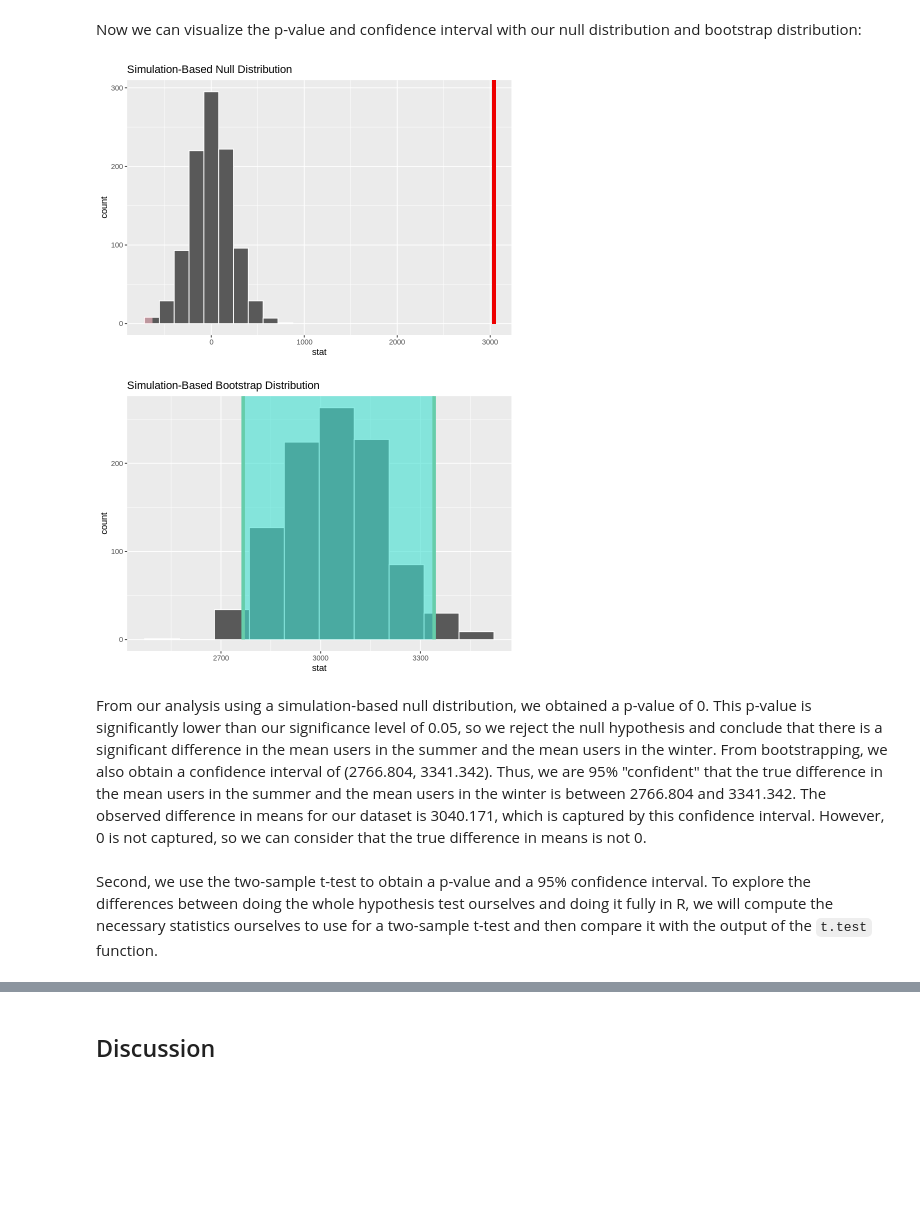
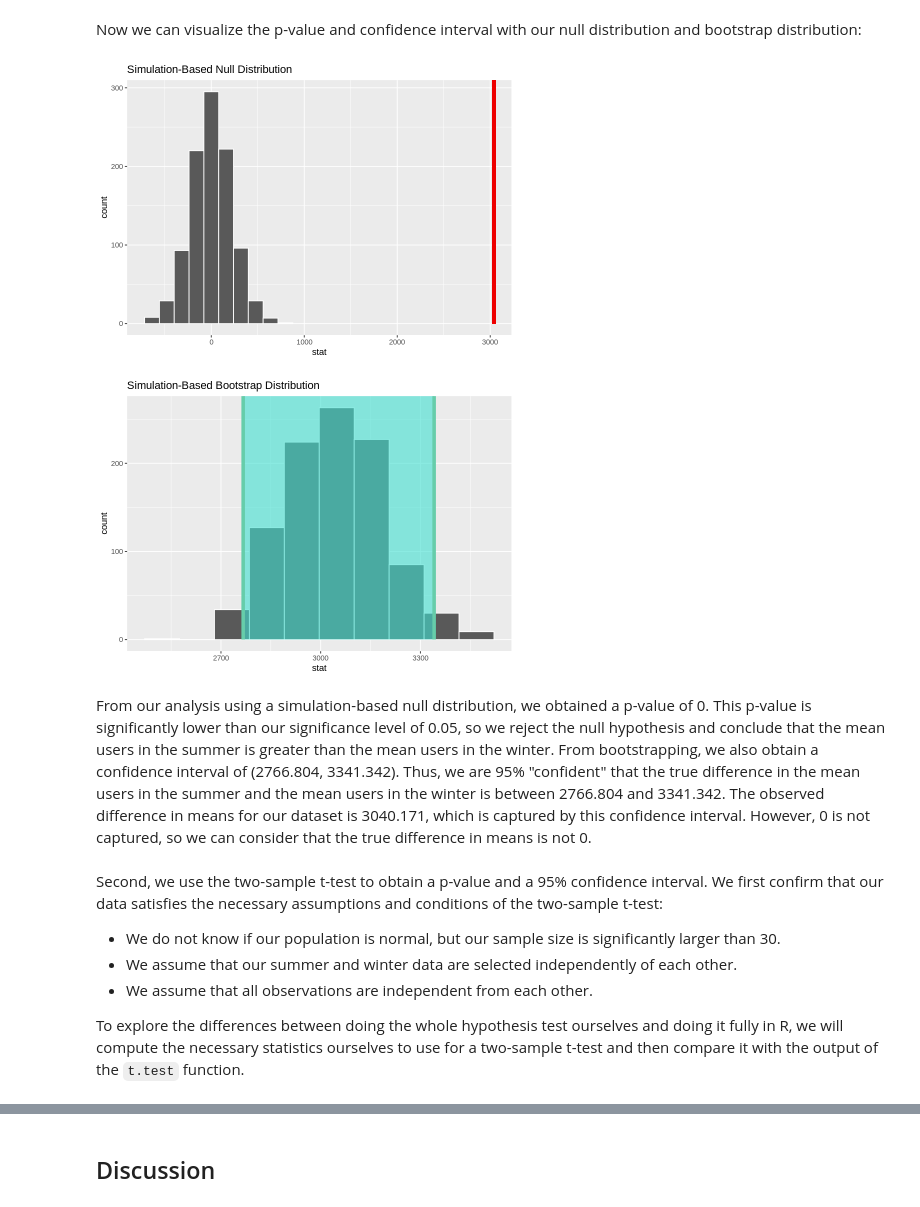
Before and after one commit to megannma/stat-201-2023s2-group-10, a Jupyter notebook: final_report.ipynb, the cells around one changed output, grey strips where cells are left out. Saved outputs shown, nothing was run; the diff lists cells and outputs as text; code cells hidden in the pictures; blank space fills up the shorter version.

```diff
--- a/final_report.ipynb
+++ b/final_report.ipynb
@@ -45,8 +47,8 @@ Note that the seasons are displayed as numbers, where 1: Winter, 2: Spring, 3: S
 # %%
 selected_bike_day_data <-
     bike_day_data %>%
-    select(season, workingday, temp, casual, registered, cnt) %>%
+    select(season, workingday, casual, registered, cnt) %>%
     mutate(season = as.factor(season), workingday = as.factor(workingday)) %>%
-    filter(!is.na(season), !is.na(workingday), !is.na(temp), !is.na(casual), !is.na(registered), !is.na(cnt))
+    filter(!is.na(season), !is.na(workingday), !is.na(casual), !is.na(registered), !is.na(cnt))
 head(selected_bike_day_data)
 # %% [output]
@@ -189,16 +191,21 @@ A tibble: 1 × 4
 Now we can visualize the p-value and confidence interval with our null distribution and bootstrap distribution:
 # %%
 visualize(null_distribution, bins = 10) +
-    shade_p_value(obs_stat = obs_diff_means, direction = "both")
+    shade_p_value(obs_stat = obs_diff_means, direction = "right")
 visualize(bootstrap_distribution, bins = 10) +
     shade_confidence_interval(endpoints = percentile_ci)
 # %% [output]
-[figure, old version]
+[figure, new version]
 [figure]
 # %% [markdown]
-From our analysis using a simulation-based null distribution, we obtained a p-value of 0. This p-value is significantly lower than our significance level of 0.05, so we reject the null hypothesis and conclude that there is a significant difference in the mean users in the summer and the mean users in the winter. From bootstrapping, we also obtain a confidence interval of (2766.804, 3341.342). Thus, we are 95% "confident" that the true difference in the mean users in the summer and the mean users in the winter is between 2766.804 and 3341.342. The observed difference in means for our dataset is 3040.171, which is captured by this confidence interval. However, 0 is not captured, so we can consider that the true difference in means is not 0.
+From our analysis using a simulation-based null distribution, we obtained a p-value of 0. This p-value is significantly lower than our significance level of 0.05, so we reject the null hypothesis and conclude that the mean users in the summer is greater than the mean users in the winter. From bootstrapping, we also obtain a confidence interval of (2766.804, 3341.342). Thus, we are 95% "confident" that the true difference in the mean users in the summer and the mean users in the winter is between 2766.804 and 3341.342. The observed difference in means for our dataset is 3040.171, which is captured by this confidence interval. However, 0 is not captured, so we can consider that the true difference in means is not 0.
 # %% [markdown]
-Second, we use the two-sample t-test to obtain a p-value and a 95% confidence interval. To explore the differences between doing the whole hypothesis test ourselves and doing it fully in R, we will compute the necessary statistics ourselves to use for a two-sample t-test and then compare it with the output of the `t.test` function.
+Second, we use the two-sample t-test to obtain a p-value and a 95% confidence interval. We first confirm that our data satisfies the necessary assumptions and conditions of the two-sample t-test:
+- We do not know if our population is normal, but our sample size is significantly larger than 30.
+- We assume that our summer and winter data are selected independently of each other.
+- We assume that all observations are independent from each other.
+
+To explore the differences between doing the whole hypothesis test ourselves and doing it fully in R, we will compute the necessary statistics ourselves to use for a two-sample t-test and then compare it with the output of the `t.test` function.
 # %%
 # Create two data frames for summer and winter counts
 summer_cnt <- filtered_data %>%
```
Also changed, not shown: parts of 7 cells of this notebook.
